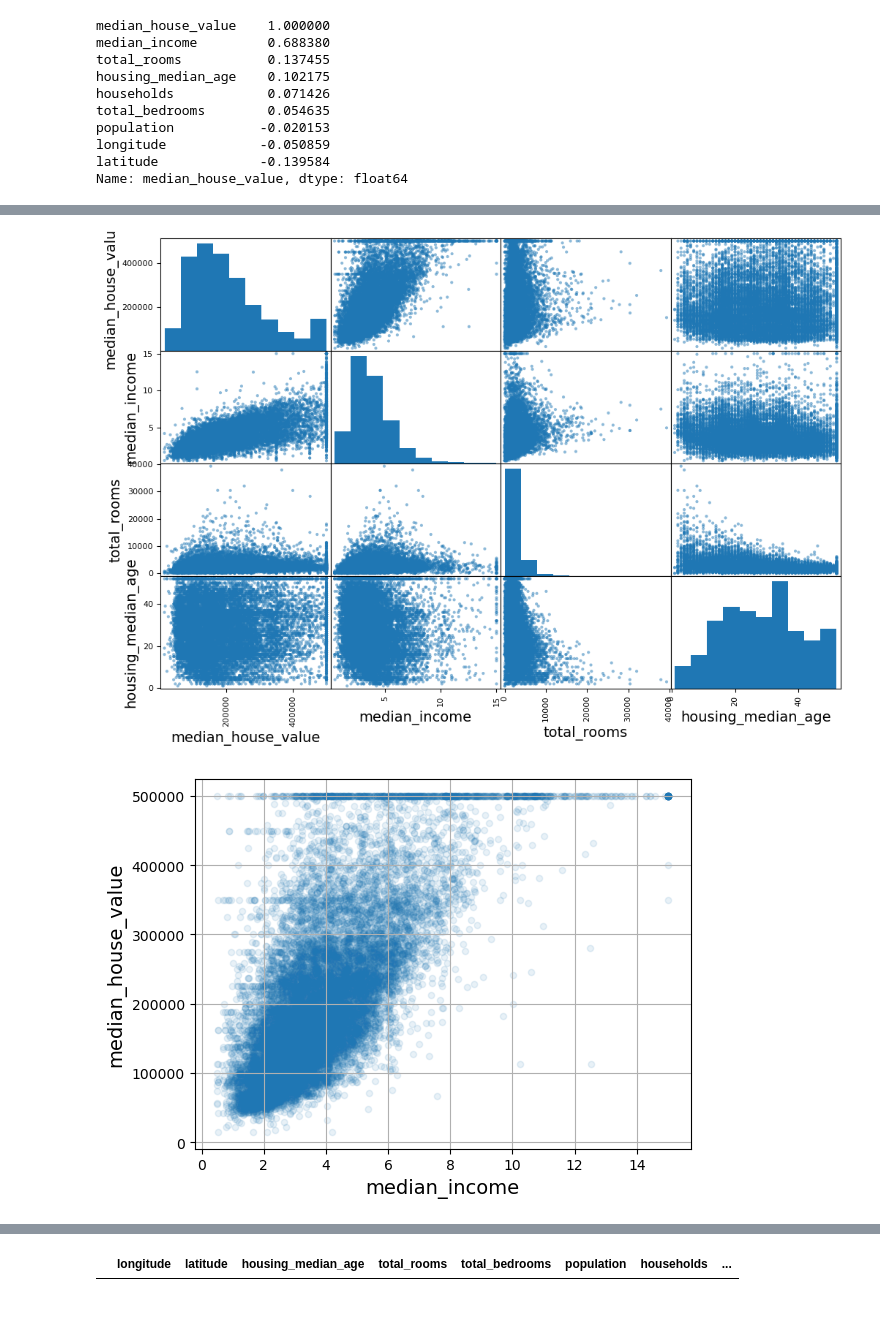
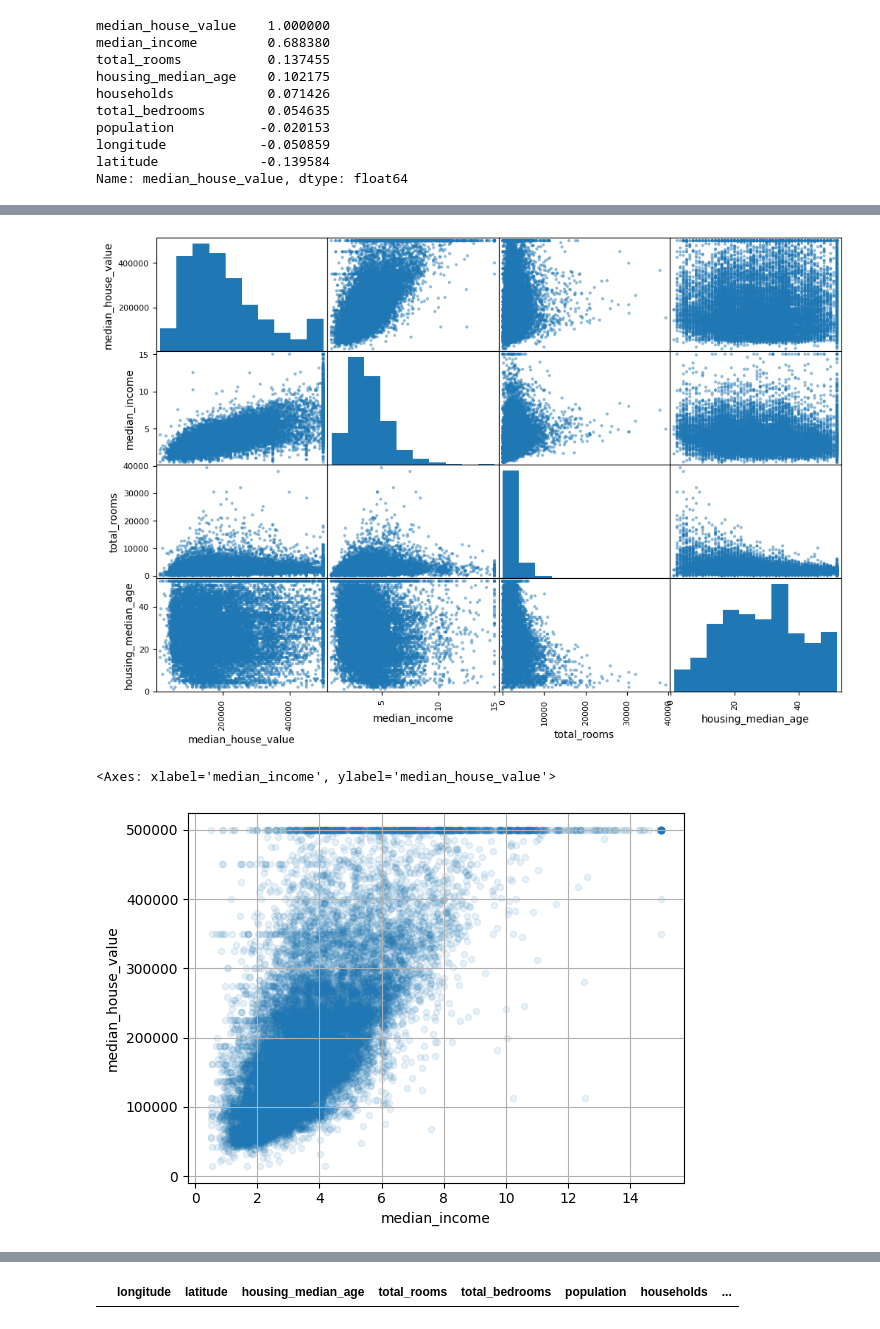
Before and after one commit to SokolowskiMik/WUM, a Jupyter notebook: 02_pierwszy_projekt_uczenia_maszynowego.ipynb, the cells around one changed output, grey strips where cells are left out. Cells and saved outputs as stored; diff of their text form; code cells hidden in the pictures.

```diff
--- a/02_pierwszy_projekt_uczenia_maszynowego.ipynb
+++ b/02_pierwszy_projekt_uczenia_maszynowego.ipynb
@@ -84,7 +69,5 @@ plt.show()
 # %%
 from sklearn.model_selection import train_test_split
 # %%
-housing["income_cat"] = pd.cut(housing["median_income"],
-                               bins=[0., 1.5, 3.0, 4.5, 6., np.inf],
-                               labels=[1, 2, 3, 4, 5])
+housing['income_cat']=pd.cut(housing['median_income'], bins=[0.,1.5,3.0,4.5,6., np.inf], labels=[1,2,3,4,5])
 # %%
@@ -199,14 +168,13 @@ plt.show()
 # %%
 from pandas.plotting import scatter_matrix
-
 attributes = ["median_house_value", "median_income", "total_rooms", "housing_median_age"]
-scatter_matrix(df_train_eda[attributes], figsize=(12, 8))
+scatter_matrix(df_train_eda[attributes], figsize=(12,8))
 plt.show()
 # %% [output]
-[figure, old version]
+[figure, new version]
 # %%
-df_train_eda.plot(kind="scatter", x="median_income", y="median_house_value", alpha=0.1, grid=True)
-plt.show()
+df_train_eda.plot(kind="scatter", x="median_income", y="median_house_value", alpha=0.1, grid='show')
 # %% [output]
+<Axes: xlabel='median_income', ylabel='median_house_value'>
-[figure, old version]
+[figure, new version]
 # %%
```
Also changed, not shown: parts of 104 cells of this notebook.
